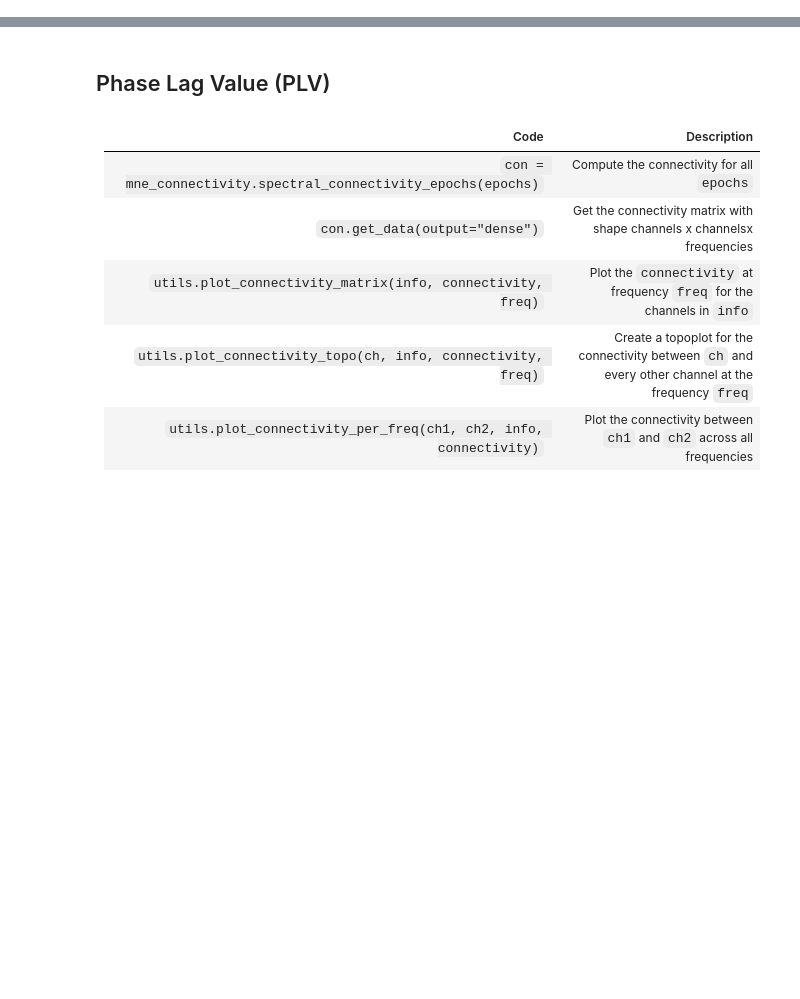
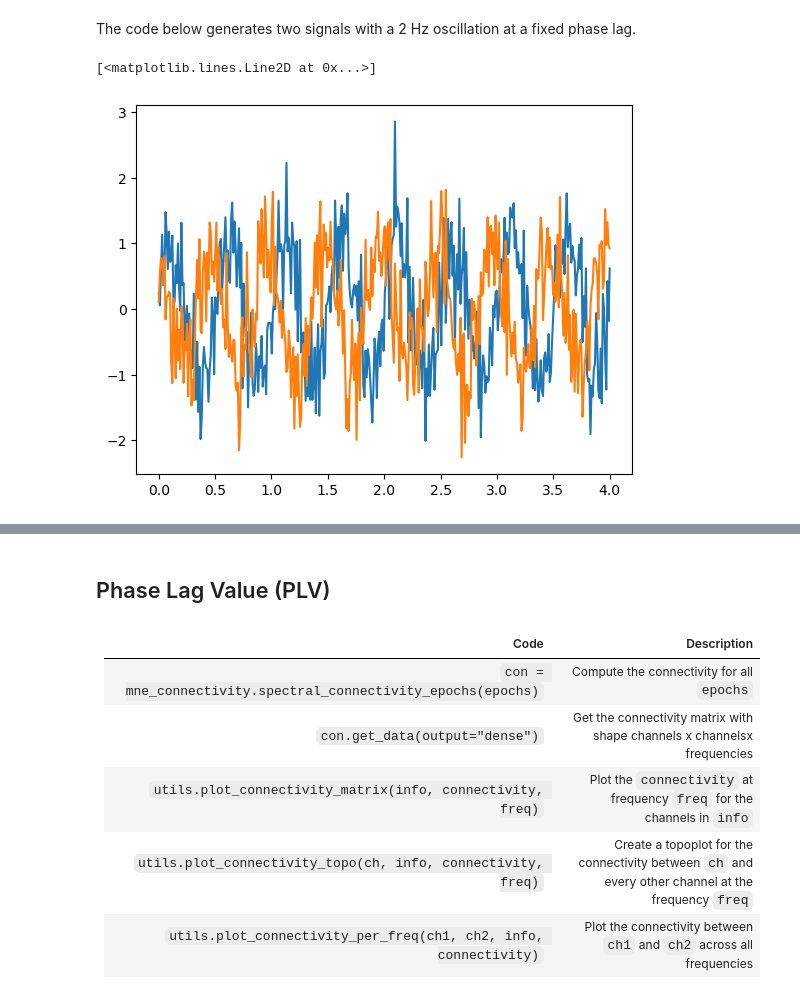
Before and after one commit to OleBialas/iBOTS-Intro-to-EEG-MEG-Analysis-with-MNE-Python, a Jupyter notebook: 08_connectivity/index.ipynb, the cells around one changed output, grey strips where cells are left out. Drawn from its saved outputs; the diff is of its cells as text; code cells hidden in the pictures; blank space fills up the shorter version.

```diff
--- a/08_connectivity/index.ipynb
+++ b/08_connectivity/index.ipynb
@@ -77,0 +114,11 @@ epochs.average().crop(0, 0.4).plot_joint(times=[0.1, 0.16, 0.23]);
+# %% [markdown]
+The code below generates two signals with a 2 Hz oscillation at a fixed phase lag.
+# %%
+t, sig1, sig2 = utils.simulate_sync_signals(
+    dur=4, fs=100, freq=2, phase_lag=2
+)
+plt.plot(t, sig1[0])
+plt.plot(t, sig2[0])
+# %% [output]
+[<matplotlib.lines.Line2D at 0x...>]
+[figure, added]
```
Also changed, not shown: parts of 24 cells of this notebook.
